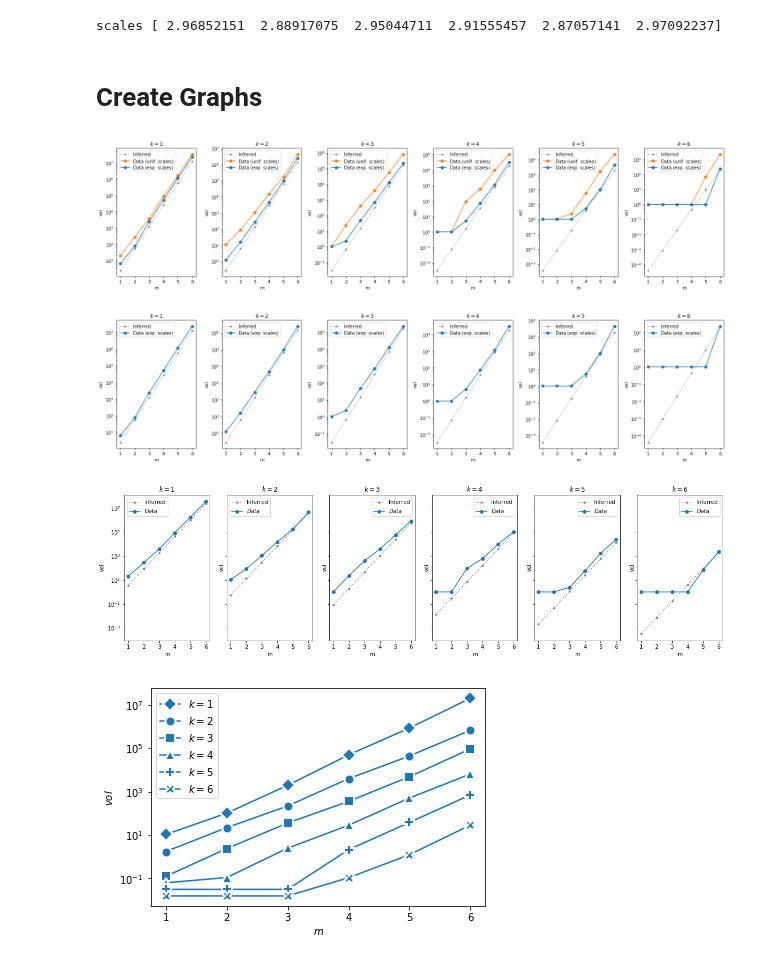
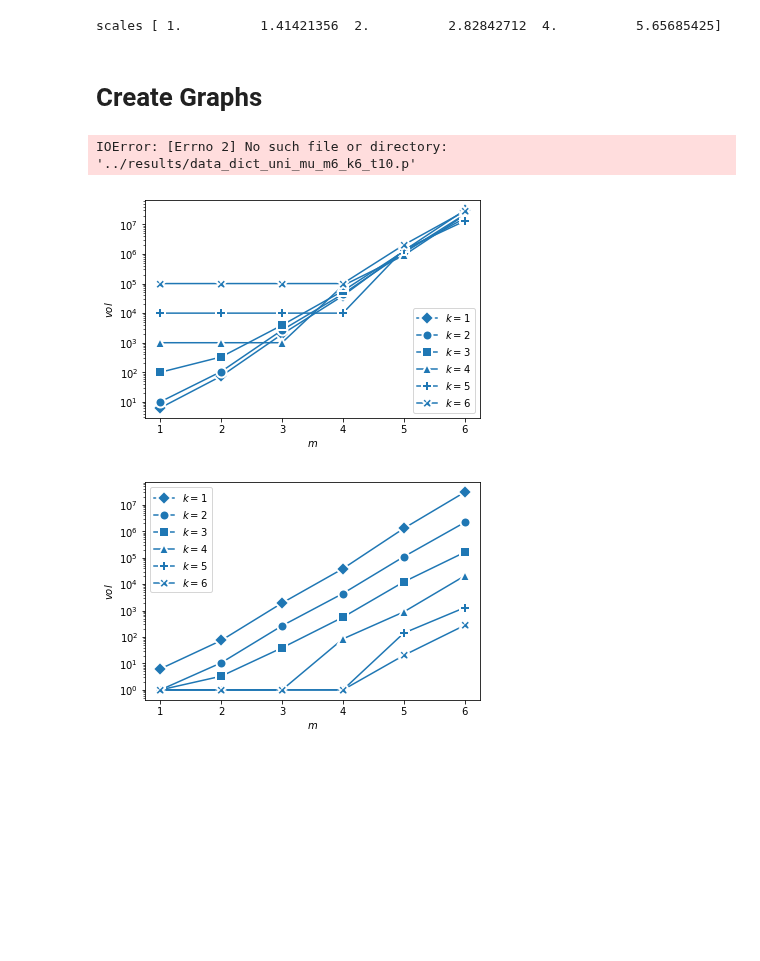
Before and after one commit to mirkoklukas/htmresearch, a Jupyter notebook: projects/kdimgrid/jupyter/Capacity graphs.ipynb, the cells around one changed output. Drawn from its saved outputs; the diff is of its cells as text; code cells hidden in the pictures; blank space fills up the shorter version.

```diff
--- a/projects/kdimgrid/jupyter/Capacity graphs.ipynb
+++ b/projects/kdimgrid/jupyter/Capacity graphs.ipynb
@@ -22,17 +22,17 @@ from unique_hypercube_size import *
 
 m_max = 6
 k_max = 6
-num_trials = 30
+num_trials = 10
 ms = range(1, m_max + 1)
 ks = range(1, k_max + 1)
 
 
 
-# scale_type = "exp"
-# scales = np.sqrt(2)**np.arange(m_max)
+scale_type = "exp"
+scales = np.sqrt(2)**np.arange(m_max)
 
-scale_type = "uni_mu"
-scales = np.ones(m_max)*np.mean(scales) + np.random.sample(m_max)*0.2
+# scale_type = "uni_mu"
+# scales = np.ones(m_max)*np.mean(scales) + np.random.sample(m_max)*0.2
 print "scales", scales
 
 
@@ -50,7 +50,7 @@ rad = np.zeros((m_max, k_max, num_trials))
 for (m,k), vs in results_by_params.iteritems():
     rad[m-1,k-1] = np.array(vs)
 # %% [output]
-scales [ 2.96852151  2.88917075  2.95044711  2.91555457  2.87057141  2.97092237]
+scales [ 1.          1.41421356  2.          2.82842712  4.          5.65685425]
 # %%
 """
 
@@ -59,7 +59,10 @@ scales [ 2.96852151  2.88917075  2.95044711  2.91555457  2.87057141  2.97092237]
 
 """
 
+bins_per_axis = 10
+
 vol = np.zeros((m_max, k_max, num_trials))
+codes = np.zeros((m_max, k_max))
 mean_rad = np.zeros((m_max, k_max))
 mean_vol = np.zeros((m_max, k_max))
 
@@ -68,6 +71,7 @@ for m in range(m_max):
         vol[m,k] = (2.*rad[m,k])**(k+1)
         mean_rad[m,k] = np.mean(rad[m,k])
         mean_vol[m,k] = np.mean(vol[m,k])
+        codes[m,k] = mean_vol[m,k]*(bins_per_axis**k)
 # %%
 """
 
@@ -218,26 +222,43 @@ for i in range(k_max):
 
 plt.show()
 # %% [output]
-[figure, removed]
-[figure, removed]
-[figure, removed]
+IOError: [Errno 2] No such file or directory: '../results/data_dict_uni_mu_m6_k6_t10.p'
 # %%
+marker = ["X", "P", "^", "s", "o", "D"][::-1]
+
+plt.yscale("log")
+plt.xticks(ms)
+plt.xlabel("$m$")
+plt.ylabel("$vol$")
+for i in range(k_max):
+    plt.plot(ms, codes[:, i],
+             marker=marker[i],
+             c="C0",
+             markeredgewidth=2,
+             markersize=10,
+#              linewidth=1 + (i-1)*0.4,
+             markeredgecolor="white",
+             label="$k={}$".format(i+1))
+plt.legend()
+plt.show()
+
 marker = ["X", "P", "^", "s", "o", "D"][::-1]
 
 plt.yscale("log")
 plt.xticks(ms)
 plt.xlabel("$m$")
 plt.ylabel("$vol$")
 for i in range(k_max):
     plt.plot(ms, mean_vol[:, i],
              marker=marker[i],
              c="C0",
              markeredgewidth=2,
              markersize=10,
 #              linewidth=1 + (i-1)*0.4,
              markeredgecolor="white",
              label="$k={}$".format(i+1))
 plt.legend()
 plt.show()
 # %% [output]
-[figure, old version]
+[figure, new version]
+[figure, added]
```
Also changed, not shown: 1 other file.
